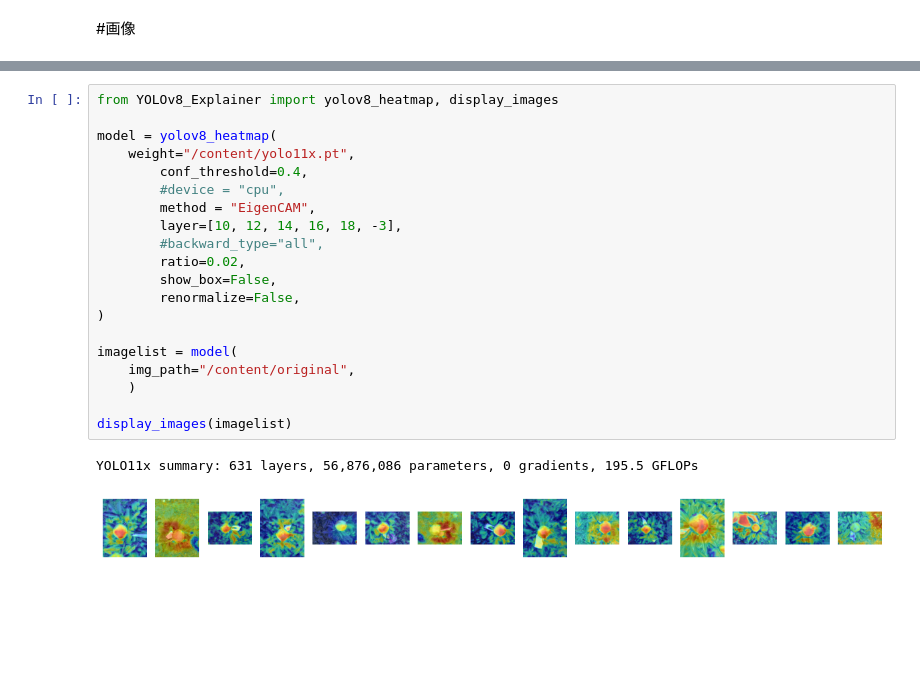
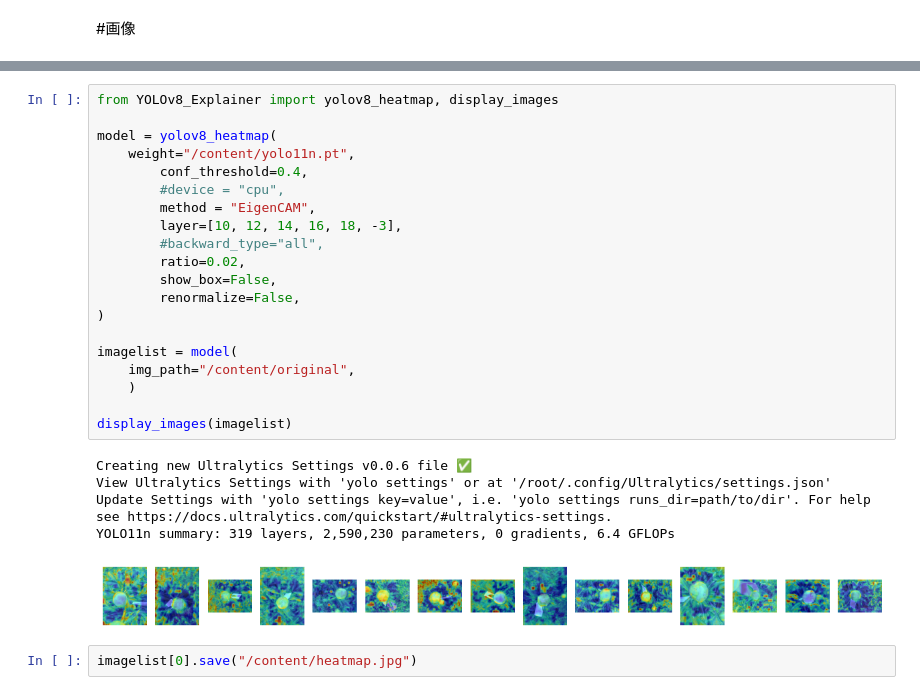
Before and after one commit to 1900690/heatmap_yolo, a Jupyter notebook: image-heatmap.ipynb, the cells around one changed output, grey strips where cells are left out. Saved outputs shown, nothing was run; the diff lists cells and outputs as text; blank space fills up the shorter version.

```diff
--- a/image-heatmap.ipynb
+++ b/image-heatmap.ipynb
@@ -131,23 +32,28 @@ Successfully installed YOLOv8-Explainer-0.0.5 grad-cam-1.4.8 ttach-0.0.3
 # %%
 from YOLOv8_Explainer import yolov8_heatmap, display_images
 
 model = yolov8_heatmap(
-    weight="/content/yolo11x.pt",
+    weight="/content/yolo11n.pt",
         conf_threshold=0.4,
         #device = "cpu",
         method = "EigenCAM",
         layer=[10, 12, 14, 16, 18, -3],
         #backward_type="all",
         ratio=0.02,
         show_box=False,
         renormalize=False,
 )
 
 imagelist = model(
     img_path="/content/original",
     )
 
 display_images(imagelist)
 # %% [output]
-YOLO11x summary: 631 layers, 56,876,086 parameters, 0 gradients, 195.5 GFLOPs
+Creating new Ultralytics Settings v0.0.6 file ✅
+View Ultralytics Settings with 'yolo settings' or at '/root/.config/Ultralytics/settings.json'
+Update Settings with 'yolo settings key=value', i.e. 'yolo settings runs_dir=path/to/dir'. For help see https://docs.ultralytics.com/quickstart/#ultralytics-settings.
+YOLO11n summary: 319 layers, 2,590,230 parameters, 0 gradients, 6.4 GFLOPs
-[figure, old version]
+[figure, new version]
+# %%
+imagelist[0].save("/content/heatmap.jpg")
```
Also changed, not shown: parts of 9 cells of this notebook.
